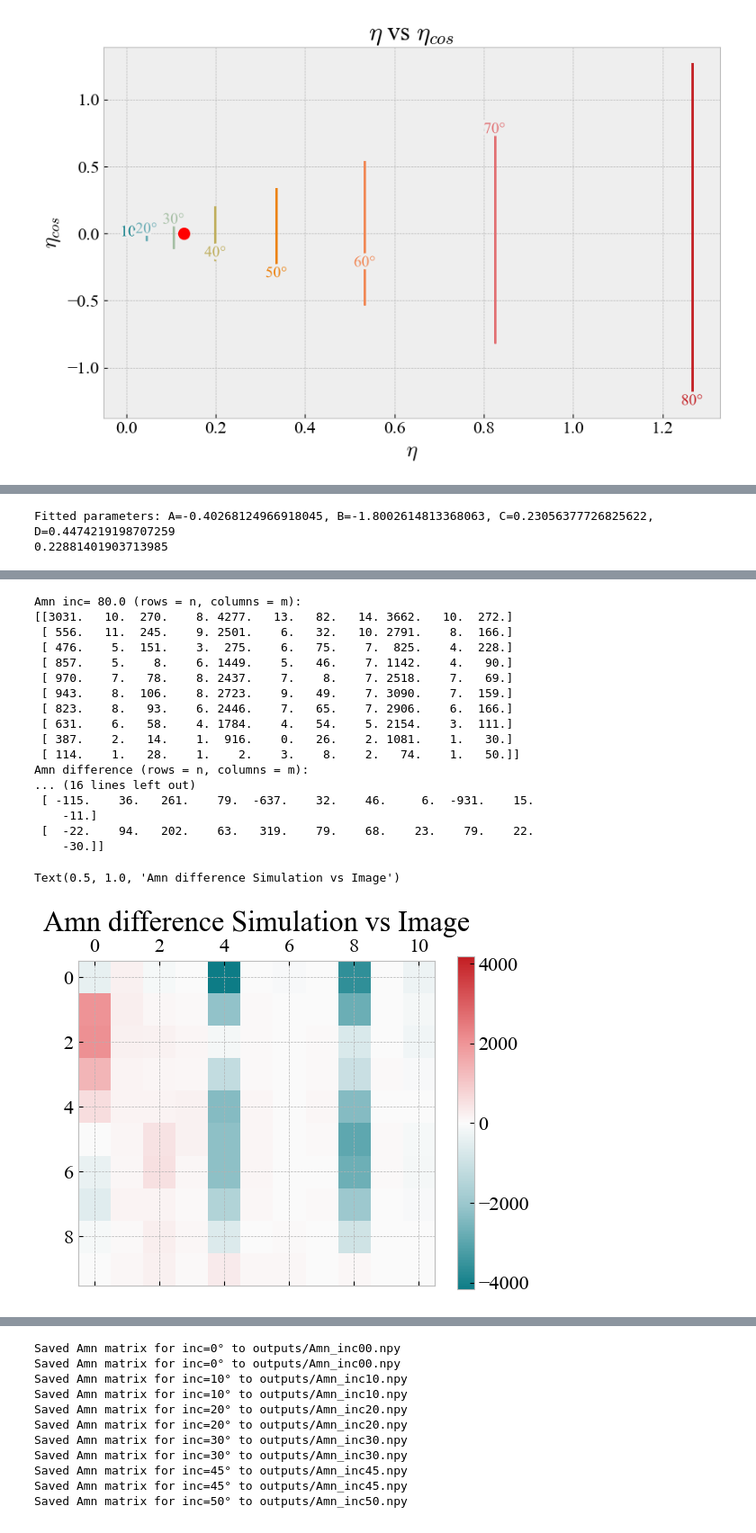
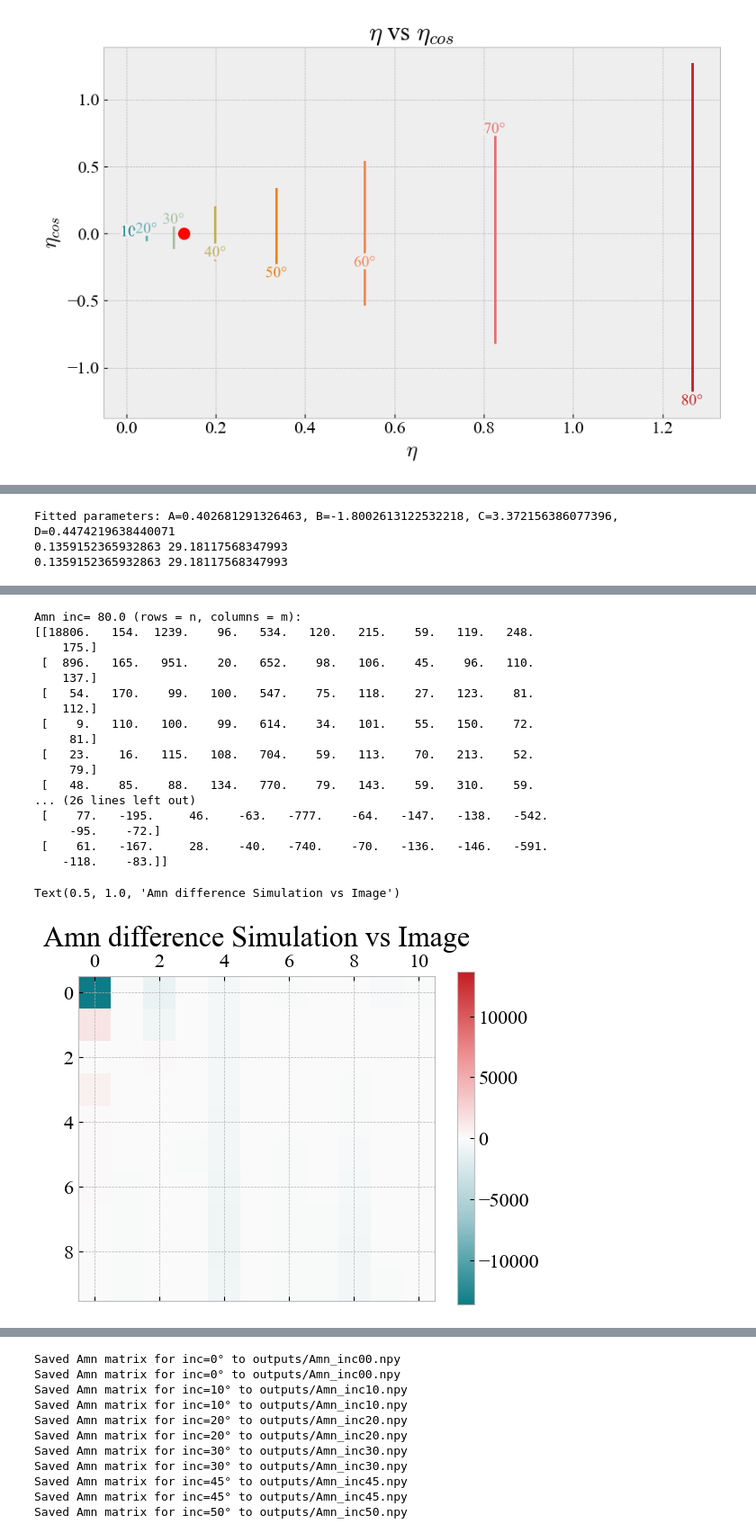
Before and after one commit to meganhmartinez/Sonification, a Jupyter notebook: Expansions.ipynb, the cells around one changed output, grey strips where cells are left out. Shown at 90% size. Drawn from its saved outputs; the diff is of its cells as text; code cells hidden in the pictures.

```diff
--- a/Expansions.ipynb
+++ b/Expansions.ipynb
@@ -357,7 +381,7 @@ def cos_function(x, A, B, C, D):
     return A *np.cos(B * np.radians(x) + C) + D
 
 # Initial guess for the parameters [A, B, C, D]
-initial_guess = [70.7, 0.1, 0, 1]
+initial_guess = [7.7, 0.01, 2*np.pi, 0]
 
 # Perform the curve fitting
 params, covariance = curve_fit(cos_function, incl_list, eta_avg_list, p0=initial_guess)
@@ -385,13 +409,18 @@ def FindInc(eta, A, B, C, D):
     deg1 = np.rad2deg(theta1)
     deg2 = np.rad2deg(theta2)
     # Return value in [0, 90]
-    valid = [deg for deg in (deg1, deg2) if 0 <= deg <= 90]
-    return valid[0] if valid else np.nan  # or handle gracefully
+    valid = [deg for deg in (deg1, deg2) if -90<= deg <= 180]
+    print(f"Valid inclinations: {valid}", deg1, deg2)
+    return valid[0] if valid else np.nan
+
+def FindInc2(eta, A, B, C, D):
+    return np.rad2deg(np.arccos((np.clip((eta - D) / A, -1.0, 1.0)))-C) / B
 
 
-inc_bt=FindInc(eta_bt,A_fit,B_fit,C_fit,D_fit)
-print(eta_bt)
+inc_bt=FindInc2(eta_bt,A_fit,B_fit,C_fit,D_fit)
+print(eta_bt,inc_bt)
 plt.scatter(inc_bt,eta_bt, color='black',label='bt')
+print(eta_bt, inc_bt)
 plt.title('Cosine Curve Fitting')
 plt.legend()
 plt.show()
@@ -400,10 +429,8 @@ plt.show()
 PA=0
 D = DiscGalaxy(N=N, a=a, M=np.sum(gray))  # adjust N and a as needed
 D.rotate_disc(inc_bt, 0, PA)
-D.generate_image(rmax=rmax, nbins=nbins, noiselevel=noise)
+D.generate_image(rmax=rmax, nbins=h, noiselevel=noise)
 img_orig = D.img.copy()
-
-# Replace zero pixels with NaN to avoid log10(-inf) warnings
 
 safe_img = np.where(D.img > 0, D.img, np.nan)
 log_img = np.log10(safe_img)
@@ -413,7 +440,7 @@ log_img = np.log10(safe_img)
 
 plt.figure(figsize=(6, 5))
 plt.imshow(log_img, origin='lower', cmap='bone_r',
-        extent=[D.x_edges[0], D.x_edges[-1], D.y_edges[0], D.y_edges[-1]])
+        extent=[D.x_edges[0], D.x_edges[-1], D.y_edges[0], D.y_edges[-1]], vmin=0, vmax=3.3)
 plt.colorbar(label='log10(counts)')
 plt.title(f"Galaxy image (inclination = {inc_bt}°)")
 plt.xlabel("X")
@@ -423,7 +450,7 @@ plt.show()
 
 
 
-E1 = D.make_expansion(mmax,nmax,a*1.5,noisy=False) # Expanding the image
+E1 = D.make_expansion(mmax,nmax,a,noisy=False) # Expanding the image
 c = E1.coscoefs; s = E1.sincoefs
 Amndisc = np.sqrt(E1.coscoefs**2 +E1.sincoefs**2)
 Amndisc_matrix = Amndisc.T
@@ -450,5 +477,6 @@ figure.colorbar(caxes)
 
 axes.set_title(f"Amn difference Simulation vs Image")
 # %% [output]
-Fitted parameters: A=-0.40268124966918045, B=-1.8002614813368063, C=0.23056377726825622, D=0.4474219198707259
-0.22881401903713985
+Fitted parameters: A=0.402681291326463, B=-1.8002613122532218, C=3.372156386077396, D=0.4474219638440071
+0.1359152365932863 29.18117568347993
+0.1359152365932863 29.18117568347993
@@ -457,20 +485,20 @@ Fitted parameters: A=-0.40268124966918045, B=-1.8002614813368063, C=0.2305637772
 Amn inc= 80.0 (rows = n, columns = m):
-[[3031.   10.  270.    8. 4277.   13.   82.   14. 3662.   10.  272.]
- [ 556.   11.  245.    9. 2501.    6.   32.   10. 2791.    8.  166.]
- [ 476.    5.  151.    3.  275.    6.   75.    7.  825.    4.  228.]
- [ 857.    5.    8.    6. 1449.    5.   46.    7. 1142.    4.   90.]
- [ 970.    7.   78.    8. 2437.    7.    8.    7. 2518.    7.   69.]
- [ 943.    8.  106.    8. 2723.    9.   49.    7. 3090.    7.  159.]
- [ 823.    8.   93.    6. 2446.    7.   65.    7. 2906.    6.  166.]
- [ 631.    6.   58.    4. 1784.    4.   54.    5. 2154.    3.  111.]
- [ 387.    2.   14.    1.  916.    0.   26.    2. 1081.    1.   30.]
- [ 114.    1.   28.    1.    2.    3.    8.    2.   74.    1.   50.]]
-Amn difference (rows = n, columns = m):
-... (16 lines left out)
- [ -115.    36.   261.    79.  -637.    32.    46.     6.  -931.    15.
-    -11.]
- [  -22.    94.   202.    63.   319.    79.    68.    23.    79.    22.
-    -30.]]
+[[18806.   154.  1239.    96.   534.   120.   215.    59.   119.   248.
+    175.]
+ [  896.   165.   951.    20.   652.    98.   106.    45.    96.   110.
+    137.]
+ [   54.   170.    99.   100.   547.    75.   118.    27.   123.    81.
+    112.]
+ [    9.   110.   100.    99.   614.    34.   101.    55.   150.    72.
+     81.]
+ [   23.    16.   115.   108.   704.    59.   113.    70.   213.    52.
+     79.]
+ [   48.    85.    88.   134.   770.    79.   143.    59.   310.    59.
+... (26 lines left out)
+ [    77.   -195.     46.    -63.   -777.    -64.   -147.   -138.   -542.
+     -95.    -72.]
+ [    61.   -167.     28.    -40.   -740.    -70.   -136.   -146.   -591.
+    -118.    -83.]]
 Text(0.5, 1.0, 'Amn difference Simulation vs Image')
-[figure, old version]
+[figure, new version]
 # %%
```
Also changed, not shown: parts of 6 cells of this notebook, 33 other files.
